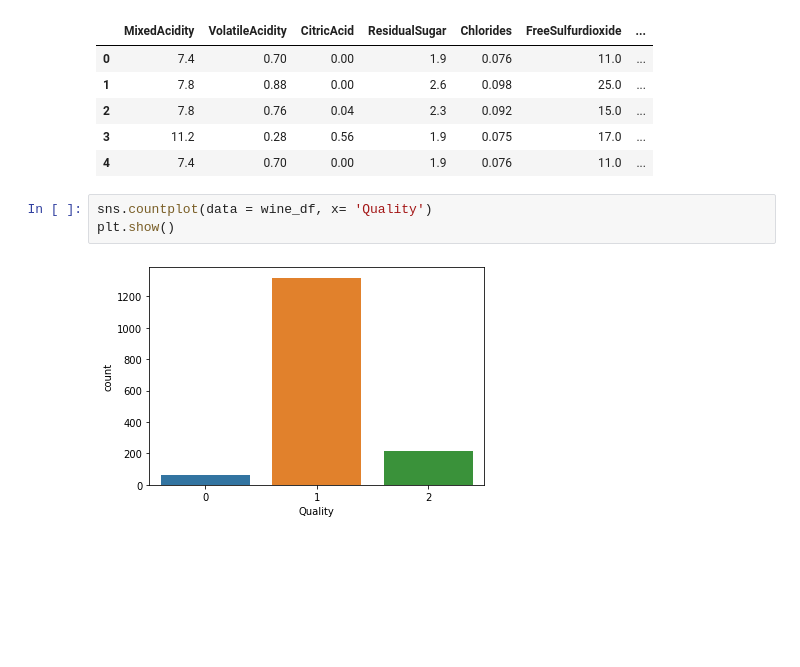
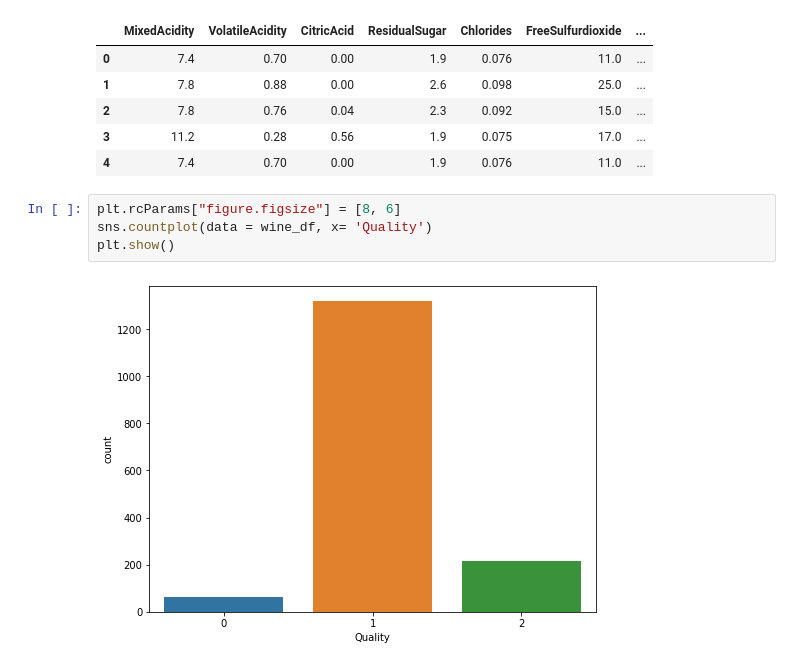
Before and after one commit to Bigfredoh/Machine-Learning, a Jupyter notebook: Wine_Quality.ipynb, the cells around one changed output. Drawn from its saved outputs; the diff is of its cells as text; blank space fills up the shorter version.

```diff
--- a/Wine_Quality.ipynb
+++ b/Wine_Quality.ipynb
@@ -98,7 +98,8 @@ wine_df.head()
 | 3 | 11.2 | 0.28 | 0.56 | 1.9 | 0.075 | 17.0 | ... |
 | 4 | 7.4 | 0.70 | 0.00 | 1.9 | 0.076 | 11.0 | ... |
 # %%
+plt.rcParams["figure.figsize"] = [8, 6]
 sns.countplot(data = wine_df, x= 'Quality')
 plt.show()
 # %% [output]
-[figure, old version]
+[figure, new version]
```
Also changed, not shown: parts of 10 cells of this notebook.
